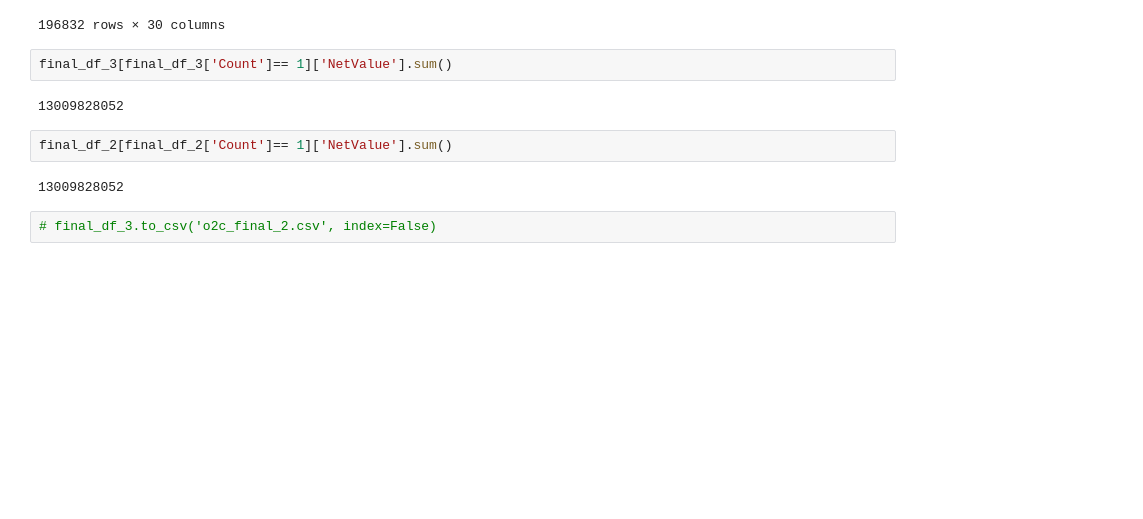
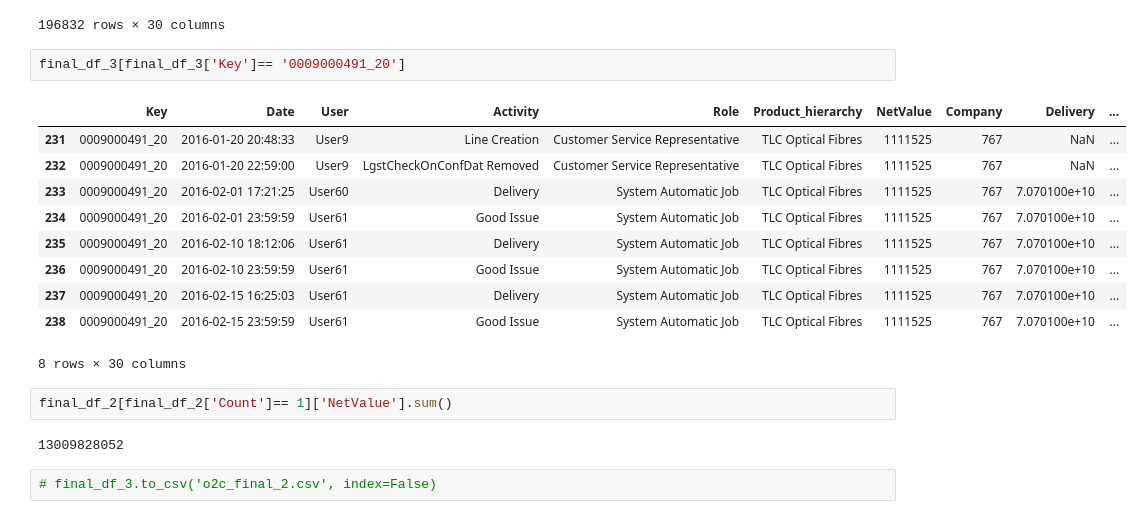
Before and after one commit to nkwachiabel/Process-Mining-Order-to-cash-IBM, a Jupyter notebook: o2c_final.ipynb, the cells around one changed output. Drawn from its saved outputs; the diff is of its cells as text; blank space fills up the shorter version.

```diff
--- a/o2c_final.ipynb
+++ b/o2c_final.ipynb
@@ -998,9 +1034,18 @@ final_df_3
 | 196831 | 7080001018_40 | 2017-07-13 23:59:59 | User61 | Good Issue | System Automatic Job | TLC Optical Cables | 472571 | 767 | 7.090001e+10 | ... |
 196832 rows × 30 columns
 # %%
-final_df_3[final_df_3['Count']== 1]['NetValue'].sum()
+final_df_3[final_df_3['Key']== '0009000491_20']
 # %% [output]
+|  | Key | Date | User | Activity | Role | Product_hierarchy | NetValue | Company | Delivery | ... |
+| 231 | 0009000491_20 | 2016-01-20 20:48:33 | User9 | Line Creation | Customer Service Representative | TLC Optical Fibres | 1111525 | 767 | NaN | ... |
+| 232 | 0009000491_20 | 2016-01-20 22:59:00 | User9 | LgstCheckOnConfDat Removed | Customer Service Representative | TLC Optical Fibres | 1111525 | 767 | NaN | ... |
+| 233 | 0009000491_20 | 2016-02-01 17:21:25 | User60 | Delivery | System Automatic Job | TLC Optical Fibres | 1111525 | 767 | 7.070100e+10 | ... |
+| 234 | 0009000491_20 | 2016-02-01 23:59:59 | User61 | Good Issue | System Automatic Job | TLC Optical Fibres | 1111525 | 767 | 7.070100e+10 | ... |
+| 235 | 0009000491_20 | 2016-02-10 18:12:06 | User61 | Delivery | System Automatic Job | TLC Optical Fibres | 1111525 | 767 | 7.070100e+10 | ... |
+| 236 | 0009000491_20 | 2016-02-10 23:59:59 | User61 | Good Issue | System Automatic Job | TLC Optical Fibres | 1111525 | 767 | 7.070100e+10 | ... |
+| 237 | 0009000491_20 | 2016-02-15 16:25:03 | User61 | Delivery | System Automatic Job | TLC Optical Fibres | 1111525 | 767 | 7.070100e+10 | ... |
+| 238 | 0009000491_20 | 2016-02-15 23:59:59 | User61 | Good Issue | System Automatic Job | TLC Optical Fibres | 1111525 | 767 | 7.070100e+10 | ... |
-13009828052
+8 rows × 30 columns
 # %%
 final_df_2[final_df_2['Count']== 1]['NetValue'].sum()
 # %% [output]
```
Also changed, not shown: parts of 19 cells of this notebook.
